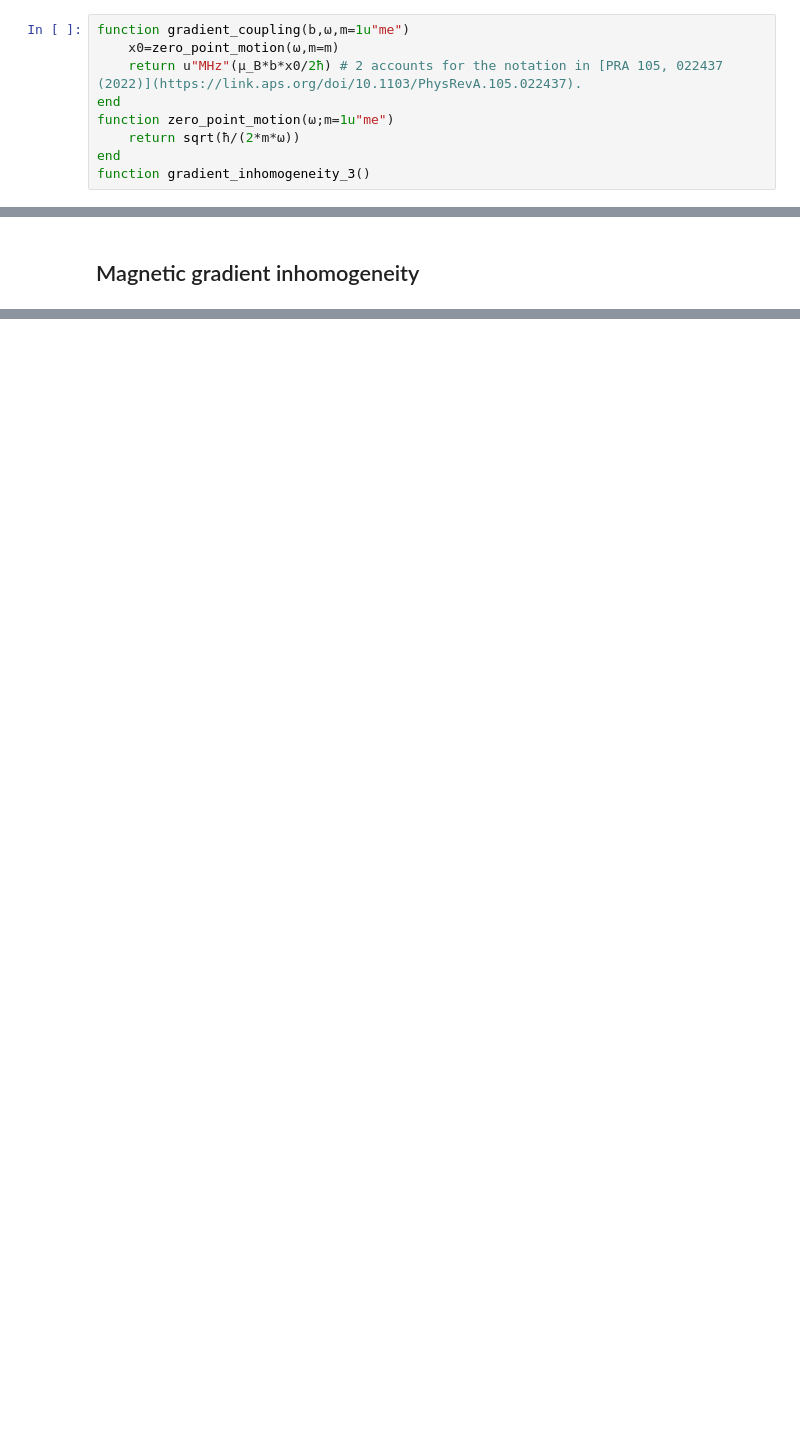
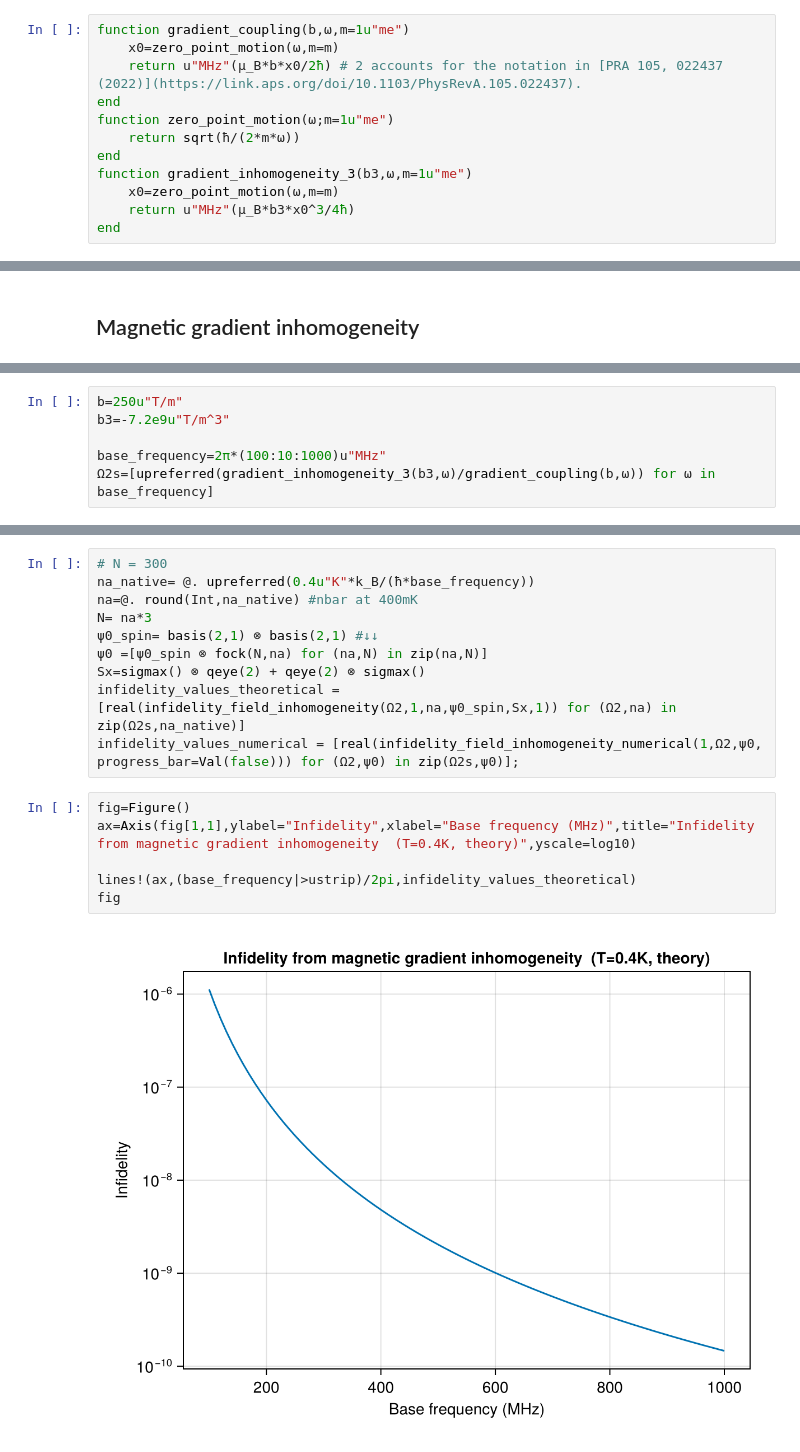
Before and after one commit to Lightup1/Penning_trap_electron, a Jupyter notebook: gate_infidelities/physical_paramters.ipynb, the cells around one changed output, grey strips where cells are left out. Drawn from its saved outputs; the diff is of its cells as text; blank space fills up the shorter version.

```diff
--- a/gate_infidelities/physical_paramters.ipynb
+++ b/gate_infidelities/physical_paramters.ipynb
@@ -28,5 +26,8 @@ end
 function zero_point_motion(ω;m=1u"me")
     return sqrt(ħ/(2*m*ω))
 end
-function gradient_inhomogeneity_3()
+function gradient_inhomogeneity_3(b3,ω,m=1u"me")
+    x0=zero_point_motion(ω,m=m)
+    return u"MHz"(μ_B*b3*x0^3/4ħ)
+end
 # %% [output]
@@ -77,0 +100,6 @@ fig
+# %%
+b=250u"T/m"
+b3=-7.2e9u"T/m^3"
+
+base_frequency=2π*(100:10:1000)u"MHz"
+Ω2s=[upreferred(gradient_inhomogeneity_3(b3,ω)/gradient_coupling(b,ω)) for ω in base_frequency]
@@ -77,0 +124,18 @@ fig
+# %%
+# N = 300
+na_native= @. upreferred(0.4u"K"*k_B/(ħ*base_frequency))
+na=@. round(Int,na_native) #nbar at 400mK
+N= na*3
+ψ0_spin= basis(2,1) ⊗ basis(2,1) #↓↓
+ψ0 =[ψ0_spin ⊗ fock(N,na) for (na,N) in zip(na,N)]
+Sx=sigmax() ⊗ qeye(2) + qeye(2) ⊗ sigmax()
+infidelity_values_theoretical = [real(infidelity_field_inhomogeneity(Ω2,1,na,ψ0_spin,Sx,1)) for (Ω2,na) in zip(Ω2s,na_native)]
+infidelity_values_numerical = [real(infidelity_field_inhomogeneity_numerical(1,Ω2,ψ0, progress_bar=Val(false))) for (Ω2,ψ0) in zip(Ω2s,ψ0)];
+# %%
+fig=Figure()
+ax=Axis(fig[1,1],ylabel="Infidelity",xlabel="Base frequency (MHz)",title="Infidelity from magnetic gradient inhomogeneity  (T=0.4K, theory)",yscale=log10)
+
+lines!(ax,(base_frequency|>ustrip)/2pi,infidelity_values_theoretical)
+fig
+# %% [output]
+[figure, added]
```
Also changed, not shown: parts of 7 cells of this notebook.
